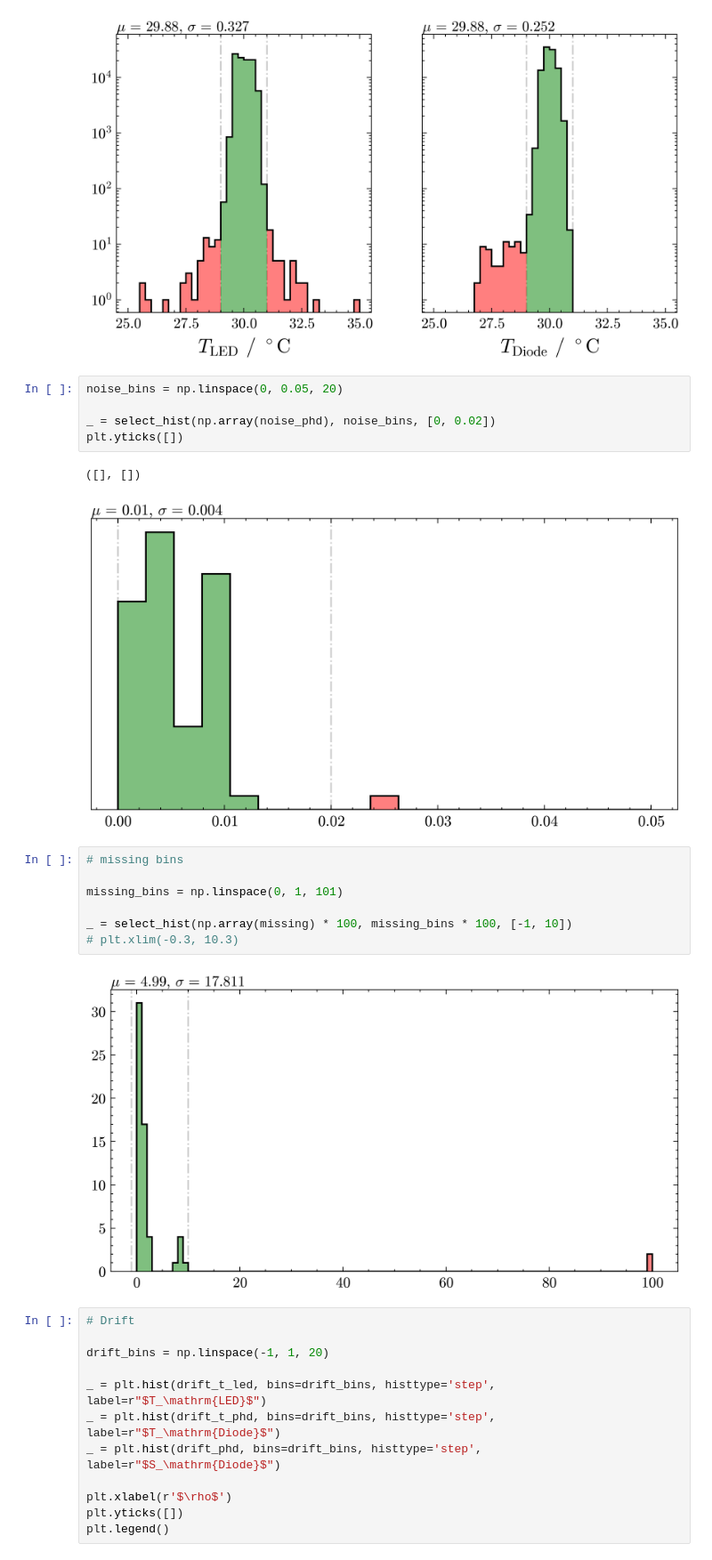
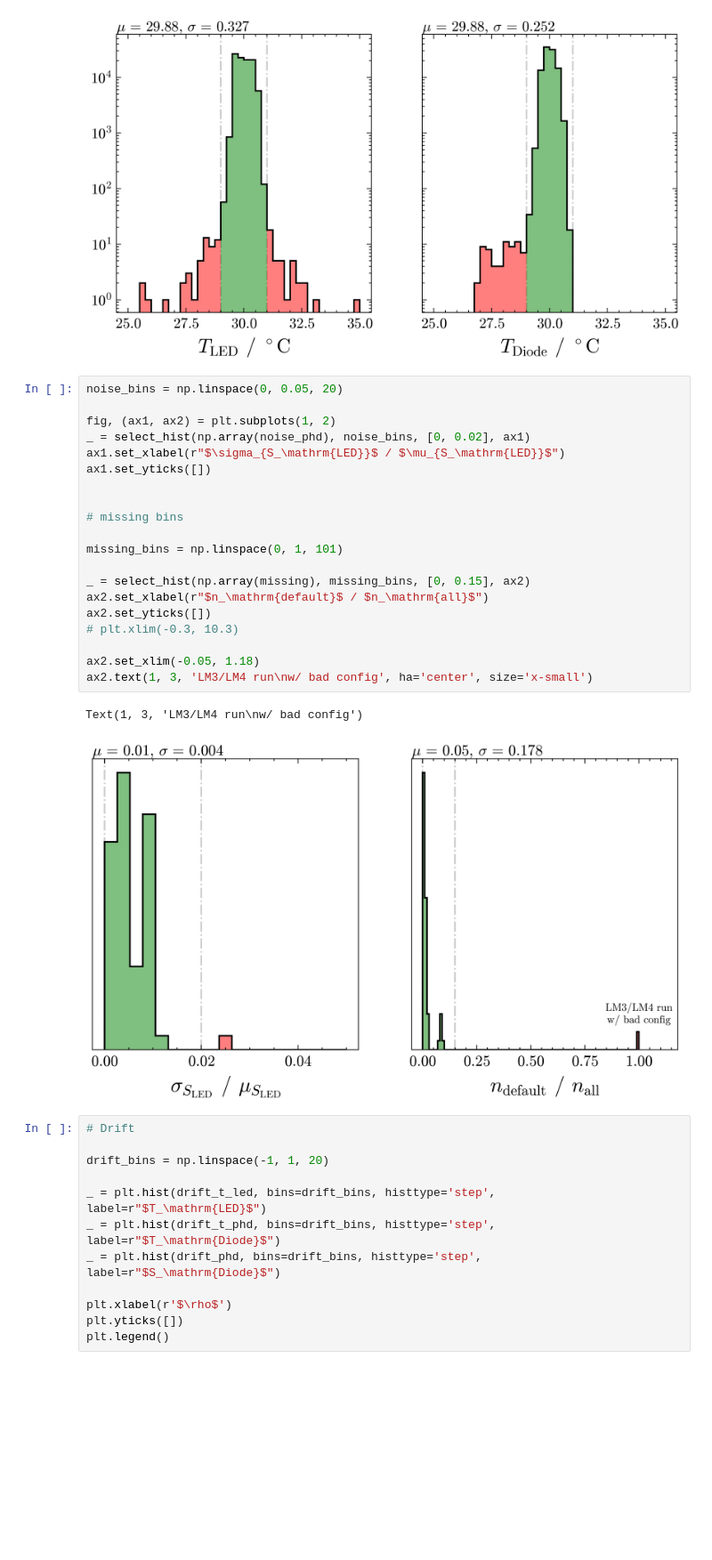
Before and after one commit to Quizznor/phd-thesis, a Jupyter notebook: Projects/XYScanner/QualityCheck/quality_cuts.ipynb, the cells around one changed output. Shown at 89% size. Saved outputs shown, nothing was run; the diff lists cells and outputs as text; blank space fills up the shorter version.

```diff
--- a/Projects/XYScanner/QualityCheck/quality_cuts.ipynb
+++ b/Projects/XYScanner/QualityCheck/quality_cuts.ipynb
@@ -228,23 +228,29 @@ ax2.legend()
 # %% [output]
 <matplotlib.legend.Legend at 0x...>
 [figure]
-# %%
-noise_bins = np.linspace(0, 0.05, 20)
-
-_ = select_hist(np.array(noise_phd), noise_bins, [0, 0.02])
-plt.yticks([])
-# %% [output]
-([], [])
-[figure, removed]
-# %%
-# missing bins
-
-missing_bins = np.linspace(0, 1, 101)
-
-_ = select_hist(np.array(missing) * 100, missing_bins * 100, [-1, 10])
-# plt.xlim(-0.3, 10.3)
-# %% [output]
-[figure, removed]
+# %%
+noise_bins = np.linspace(0, 0.05, 20)
+
+fig, (ax1, ax2) = plt.subplots(1, 2)
+_ = select_hist(np.array(noise_phd), noise_bins, [0, 0.02], ax1)
+ax1.set_xlabel(r"$\sigma_{S_\mathrm{LED}}$ / $\mu_{S_\mathrm{LED}}$")
+ax1.set_yticks([])
+
+
+# missing bins
+
+missing_bins = np.linspace(0, 1, 101)
+
+_ = select_hist(np.array(missing), missing_bins, [0, 0.15], ax2)
+ax2.set_xlabel(r"$n_\mathrm{default}$ / $n_\mathrm{all}$")
+ax2.set_yticks([])
+# plt.xlim(-0.3, 10.3)
+
+ax2.set_xlim(-0.05, 1.18)
+ax2.text(1, 3, 'LM3/LM4 run\nw/ bad config', ha='center', size='x-small')
+# %% [output]
+Text(1, 3, 'LM3/LM4 run\nw/ bad config')
+[figure, added]
 # %%
 # Drift
 
```
Also changed, not shown: parts of 3 cells of this notebook, 1 other file.
